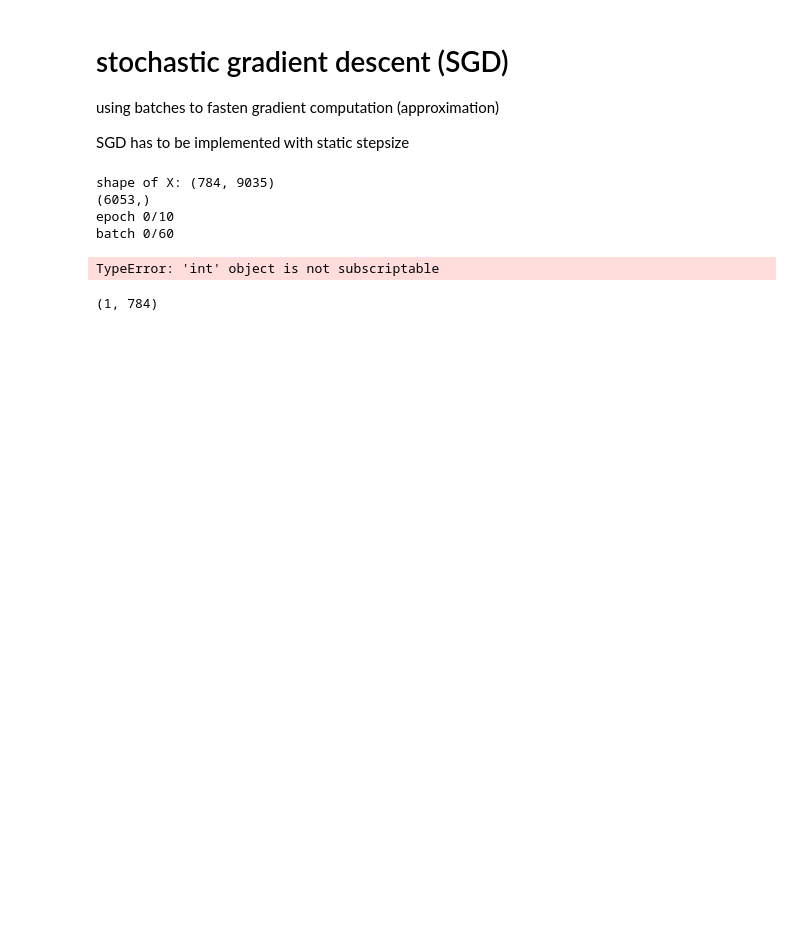
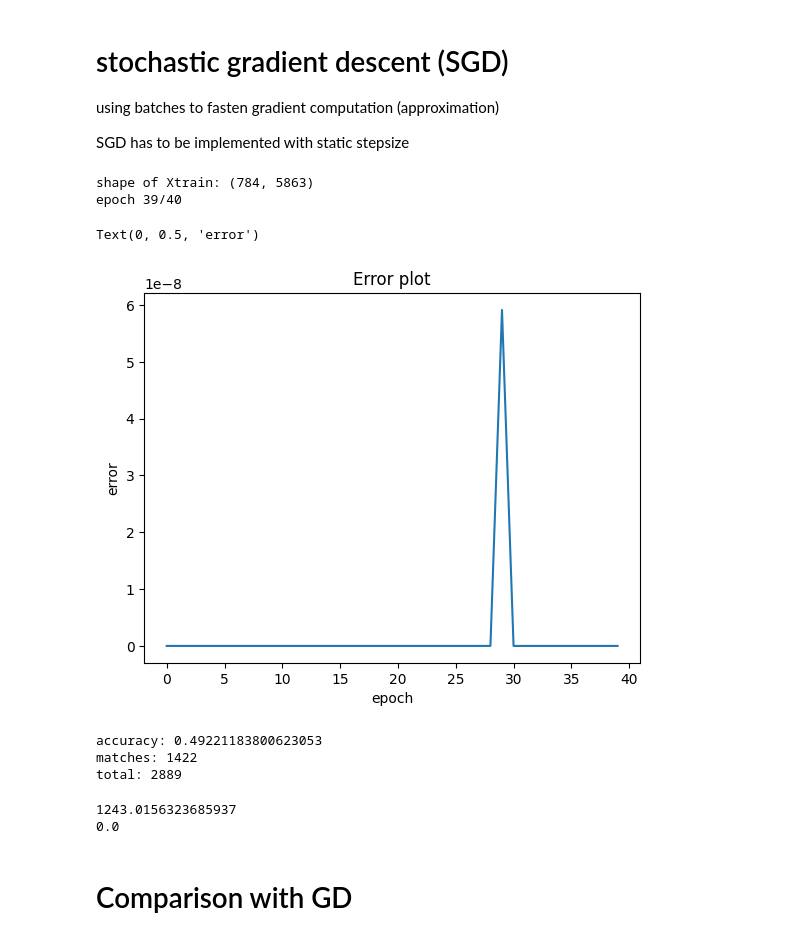
Before and after one commit to danielenapo/AI_unibo, a Jupyter notebook: Maths4ML/Homeworks/3/SGD.ipynb, the cells around one changed output. Drawn from its saved outputs; the diff is of its cells as text; code cells hidden in the pictures; blank space fills up the shorter version.

```diff
--- a/Maths4ML/Homeworks/3/SGD.ipynb
+++ b/Maths4ML/Homeworks/3/SGD.ipynb
@@ -112,7 +78,7 @@ Data=np.array(Data)
 X=Data[:,1:]
 Y=Data[:,0]
 #isolate digits 3 and 1
-i1= (Y==1)
+i1= (Y==7)
 i3= (Y==3)
 X=X[i1+i3,:]
 Y=Y[i1+i3]
@@ -123,22 +89,62 @@ X_train, X_test, y_train, y_test= sklearn.model_selection.train_test_split(X, Y,
 X=X.T
 X_train=X_train.T
 X_test=X_test.T
-print(f"shape of X: {X.shape}")
+print(f"shape of Xtrain: {X_train.shape}")
 #call SGD
 #initialize w0 with normal distribution
-w0=np.random.normal(0,1,(d,1))
-D=(X_train, y_train)
-f_val, x_val, grads, err=SGD(l, grad_l, w0, D, batch_size=100, n_epochs=10)
+w0=np.random.normal(0,1e-3,(d+1,1))
+#create X_train_hat
+X_train_hat=np.concatenate((X_train, np.ones((1, X_train.shape[1]))), axis=0)
+D=(X_train_hat, y_train)
+n_epoch=40
+f_val, w, grads, err=SGD(l, grad_l, w0, D, batch_size=15, n_epochs=n_epoch)
 # %% [output]
-shape of X: (784, 9035)
-(6053,)
-epoch 0/10
-batch 0/60
+shape of Xtrain: (784, 5863)
+epoch 39/40
-TypeError: 'int' object is not subscriptable
-# %%
-M=(X_test, y_test)
-test=(sigmoid(X_test.T@w0).T@(1-sigmoid(X_test.T@w0))*X_test@(f(w0,X_test)-y_test)).T
-print(test.shape)
-#print(grad_l(w0, M))
-# %% [output]
-(1, 784)
+# %%
+#plot error
+plt.plot(np.arange(n_epoch),err)
+plt.title("Error plot")
+plt.xlabel("epoch")
+plt.ylabel("error")
+# %% [output]
+Text(0, 0.5, 'error')
+[figure, added]
+# %%
+X_test_hat=np.concatenate((X_test, np.ones((1, X_test.shape[1]))), axis=0)
+#logistic prediction
+def predict(w, X, threshold=0.5):
+    d,N=X.shape
+    predictions=np.zeros((N,))
+    result=f(w,X)
+    for i in range(N):
+        if(result[i]>threshold):
+            predictions[i]=7
+        else:
+            predictions[i]=3
+    return predictions
+#accuracy
+def accuracy(w, X, Y):
+    N=X.shape[1]
+    accuracy=0
+    predictions=predict(w, X)
+    for i in range(N):
+        if(predictions[i]==Y[i]):
+            accuracy+=1
+    print(f"accuracy: {accuracy/N}")
+    print(f"matches: {accuracy}")
+    print(f"total: {N}")
+accuracy(w, X_test_hat, y_test)
+# %% [output]
+accuracy: 0.49221183800623053
+matches: 1422
+total: 2889
+# %%
+print(np.linalg.norm(grad_l(w0, (X_train_hat, y_train))))
+w=w0-(1e-3*grad_l(w0, (X_train_hat, y_train)))
+print(np.linalg.norm(grad_l(w, (X_train_hat, y_train))))
+# %% [output]
+1243.0156323685937
+0.0
+# %% [markdown]
+# Comparison with GD
```
Also changed, not shown: parts of 5 cells of this notebook, 3 other files.
